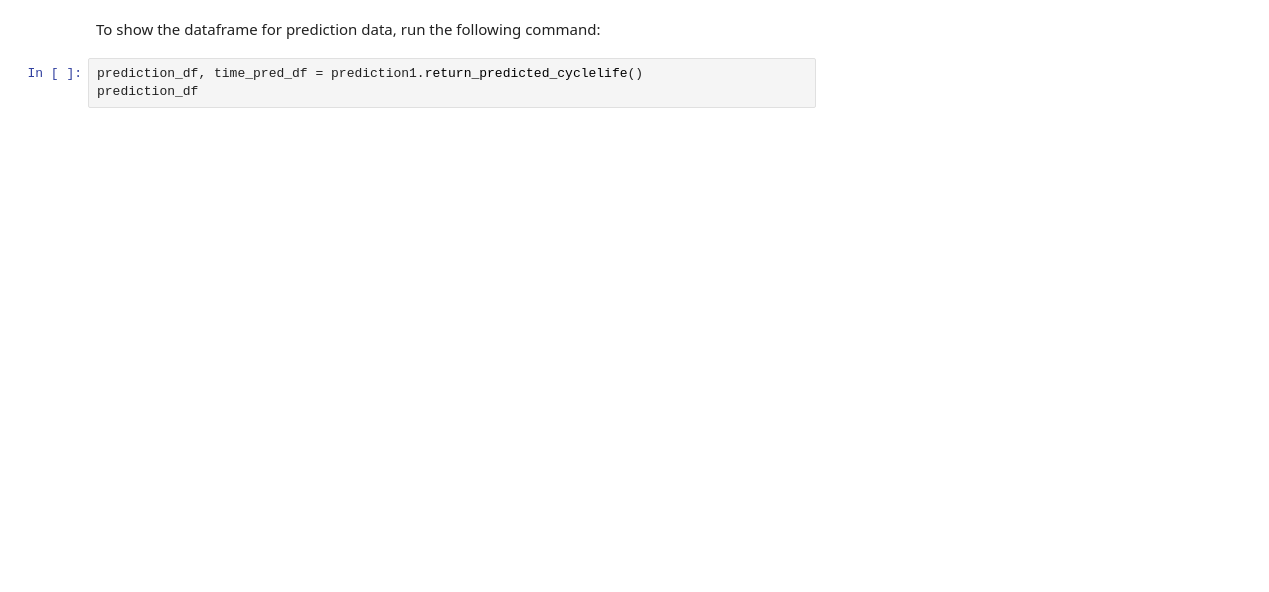
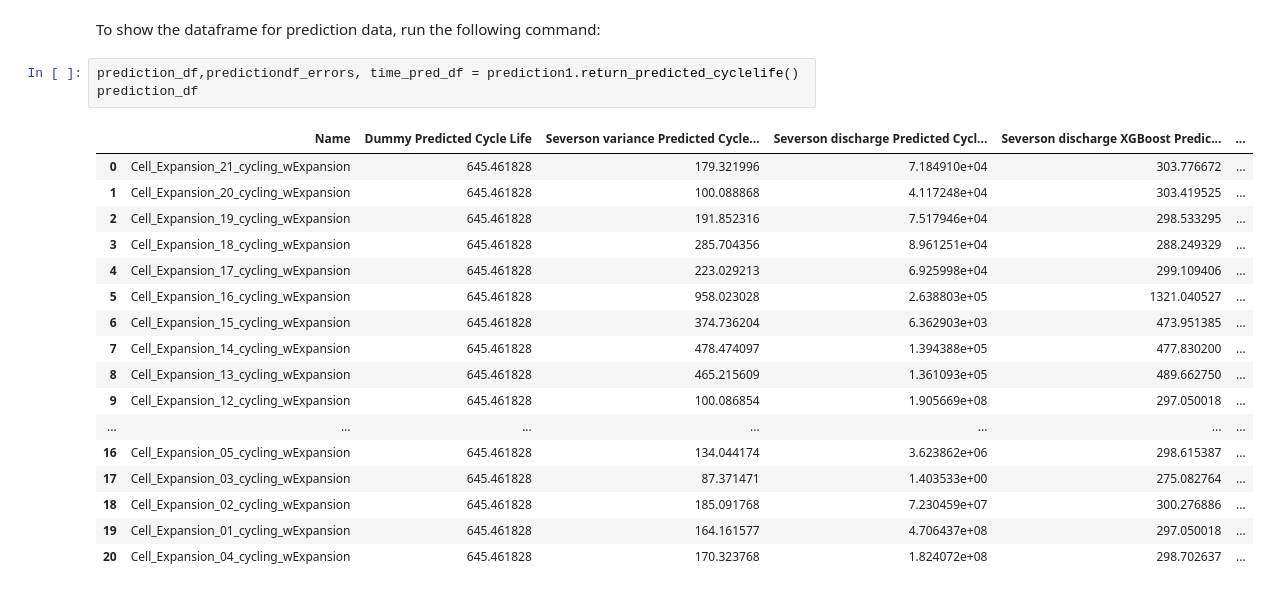
Before and after one commit to Voltaiq/vce_Severson-Generalized-Cycle-Life-Prediction_ca667ebf, a Jupyter notebook: CL_Prediction_Severson2019.ipynb, the cells around one changed output. Saved outputs shown, nothing was run; the diff lists cells and outputs as text; blank space fills up the shorter version.

```diff
--- a/CL_Prediction_Severson2019.ipynb
+++ b/CL_Prediction_Severson2019.ipynb
@@ -460,5 +458,23 @@ Button(button_style='danger', description='Predict Lifetime', disabled=True, sty
 # %% [markdown]
 To show the dataframe for prediction data, run the following command:
 # %%
-prediction_df, time_pred_df = prediction1.return_predicted_cyclelife()
+prediction_df,predictiondf_errors, time_pred_df = prediction1.return_predicted_cyclelife()
 prediction_df
+# %% [output]
+|  | Name | Dummy Predicted Cycle Life | Severson variance Predicted Cycle... | Severson discharge Predicted Cycl... | Severson discharge XGBoost Predic... | ... |
+| 0 | Cell_Expansion_21_cycling_wExpansion | 645.461828 | 179.321996 | 7.184910e+04 | 303.776672 | ... |
+| 1 | Cell_Expansion_20_cycling_wExpansion | 645.461828 | 100.088868 | 4.117248e+04 | 303.419525 | ... |
+| 2 | Cell_Expansion_19_cycling_wExpansion | 645.461828 | 191.852316 | 7.517946e+04 | 298.533295 | ... |
+| 3 | Cell_Expansion_18_cycling_wExpansion | 645.461828 | 285.704356 | 8.961251e+04 | 288.249329 | ... |
+| 4 | Cell_Expansion_17_cycling_wExpansion | 645.461828 | 223.029213 | 6.925998e+04 | 299.109406 | ... |
+| 5 | Cell_Expansion_16_cycling_wExpansion | 645.461828 | 958.023028 | 2.638803e+05 | 1321.040527 | ... |
+| 6 | Cell_Expansion_15_cycling_wExpansion | 645.461828 | 374.736204 | 6.362903e+03 | 473.951385 | ... |
+| 7 | Cell_Expansion_14_cycling_wExpansion | 645.461828 | 478.474097 | 1.394388e+05 | 477.830200 | ... |
+| 8 | Cell_Expansion_13_cycling_wExpansion | 645.461828 | 465.215609 | 1.361093e+05 | 489.662750 | ... |
+| 9 | Cell_Expansion_12_cycling_wExpansion | 645.461828 | 100.086854 | 1.905669e+08 | 297.050018 | ... |
+| ... | ... | ... | ... | ... | ... | ... |
+| 16 | Cell_Expansion_05_cycling_wExpansion | 645.461828 | 134.044174 | 3.623862e+06 | 298.615387 | ... |
+| 17 | Cell_Expansion_03_cycling_wExpansion | 645.461828 | 87.371471 | 1.403533e+00 | 275.082764 | ... |
+| 18 | Cell_Expansion_02_cycling_wExpansion | 645.461828 | 185.091768 | 7.230459e+07 | 300.276886 | ... |
+| 19 | Cell_Expansion_01_cycling_wExpansion | 645.461828 | 164.161577 | 4.706437e+08 | 297.050018 | ... |
+| 20 | Cell_Expansion_04_cycling_wExpansion | 645.461828 | 170.323768 | 1.824072e+08 | 298.702637 | ... |
```
Also changed, not shown: parts of 12 cells of this notebook.
